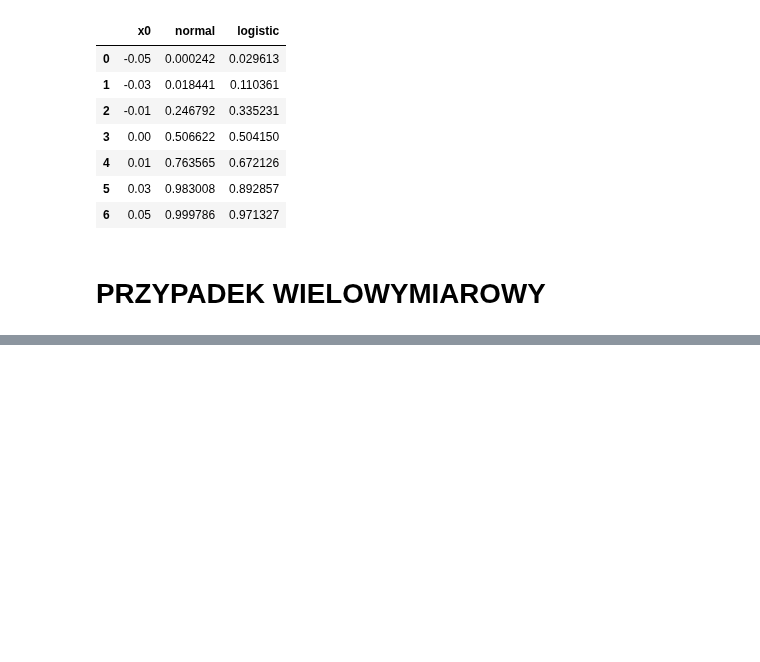
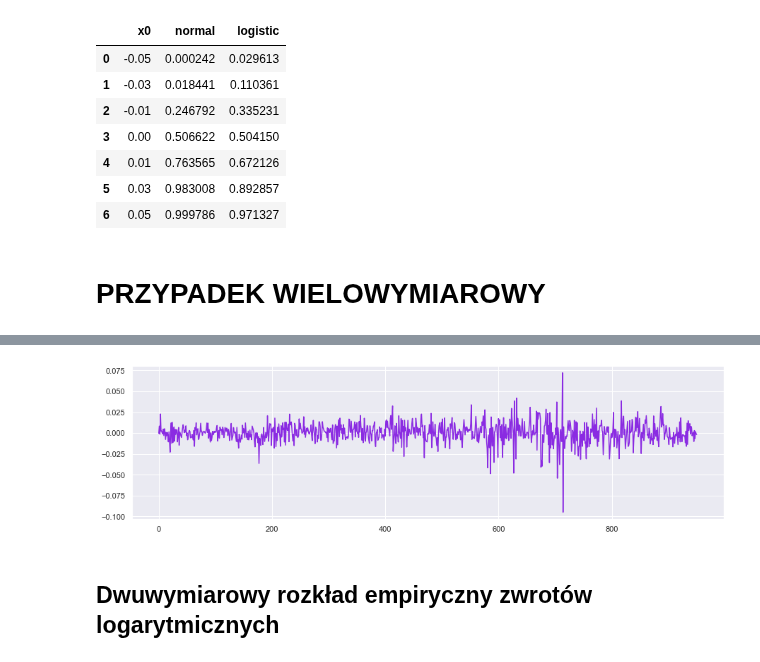
Before and after one commit to Szymex49/NVIDIA_risk_management, a Jupyter notebook: Wiktorowski.ipynb, the cells around one changed output, grey strips where cells are left out. Drawn from its saved outputs; the diff is of its cells as text; code cells hidden in the pictures; blank space fills up the shorter version.

```diff
--- a/Wiktorowski.ipynb
+++ b/Wiktorowski.ipynb
@@ -307,5 +338,3 @@ def portfolio(x1, x2, w1, w2):
     except ValueError:
         print('Rozmiary próbek muszą być równe.')
     return x
-# %%
-portfolio = portfolio(stock1, stock2, 1/3, 2/3)
@@ -342,0 +341,2 @@ Text(0, 0.5, 'Counts')
+# %%
+port = portfolio(r1, r2, 1/3, 2/3)
@@ -342,0 +363,8 @@ Text(0, 0.5, 'Counts')
+# %%
+fig, ax = plt.subplots(figsize = (15, 4))
+plt.plot(port, color = 'blueviolet')
+plt.show()
+# %% [output]
+[figure, added]
+# %% [markdown]
+## Dwuwymiarowy rozkład empiryczny zwrotów logarytmicznych
```
Also changed, not shown: parts of 29 cells of this notebook.
